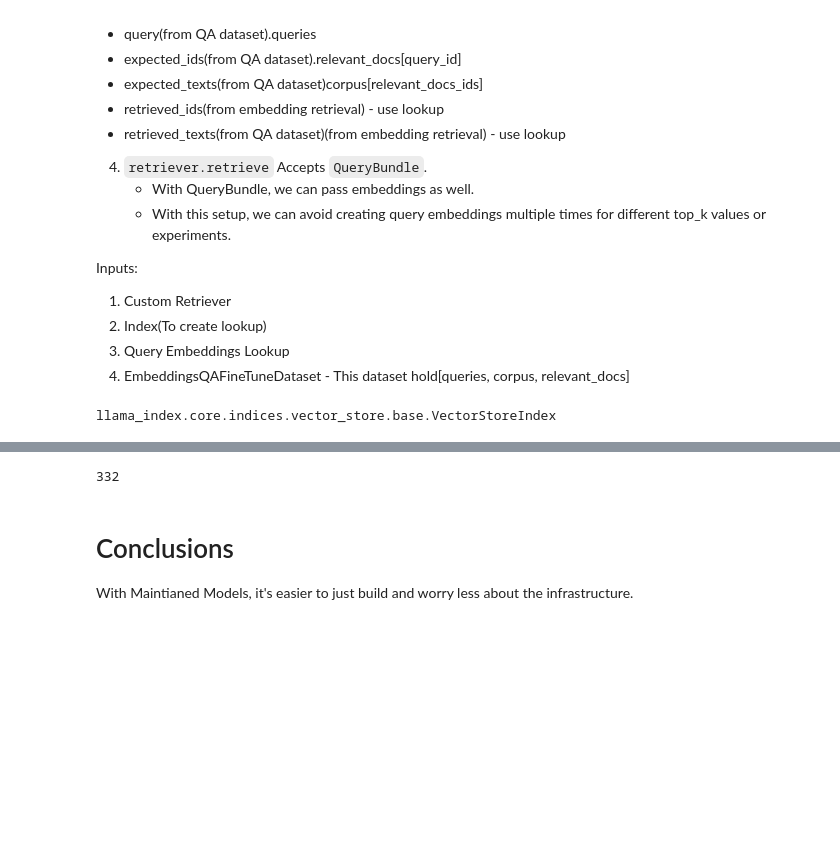
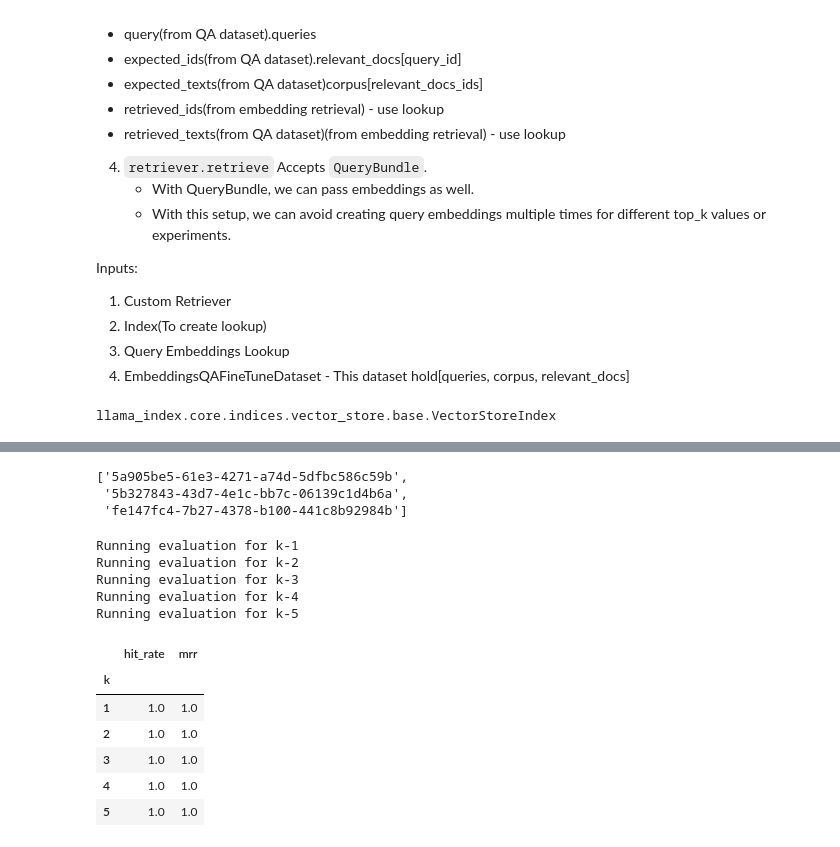
Before and after one commit to JpChii/learn-llama-index, a Jupyter notebook: 3-Iterative_optimization_of_RAG_pipeline.ipynb, the cells around one changed output, grey strips where cells are left out. Cells and saved outputs as stored; diff of their text form; code cells hidden in the pictures; blank space fills up the shorter version.

```diff
--- a/3-Iterative_optimization_of_RAG_pipeline.ipynb
+++ b/3-Iterative_optimization_of_RAG_pipeline.ipynb
@@ -986,29 +986,28 @@ class Evaluator:
     self._create_query_bundle()
     self.docstore_id_to_node_id = self.create_docstoreid_to_nodeid()
     results = []
-    results_dict = {}
     # perform retrieval
     for k in top_k:
+      results_dict = {}
       print(f"Running evaluation for k-{k}")
       self.retriever = self.index.as_retriever(similarity_top_k=k)
-      for metric in self.metrics:
-        queries, retrieved_ids, retrieved_texts, expected_ids, expected_texts = self._evaluate()
-        results_dict["k"] = k
-        results_dict["metric_name"] = metric.metric_name
-        for query, retrieved_id, retrieved_text, expected_id, expected_text in zip(queries, retrieved_ids, retrieved_texts, expected_ids, expected_texts):
-          results_dict["score"] = metric.compute(
+      queries, retrieved_ids, retrieved_texts, expected_ids, expected_texts = self._evaluate()
+      results_dict["k"] = k
+      for query, retrieved_id, retrieved_text, expected_id, expected_text in zip(queries, retrieved_ids, retrieved_texts, expected_ids, expected_texts):
+        results_dict["query"] = query
+        results_dict["expected_ids"] = expected_id
+        results_dict["expected_texts"] = expected_text
+        results_dict["retrieved_ids"] = retrieved_id
+        results_dict["retrieved_texts"] = retrieved_text
+        for metric in self.metrics:
+          results_dict[metric.metric_name] = metric.compute(
               query=query,
               expected_ids=expected_id,
               expected_texts=expected_text,
               retrieved_ids=retrieved_id,
               retrieved_texts=retrieved_text,
           ).score
-          results_dict["query"] = query
-          results_dict["expected_ids"] = expected_id
-          results_dict["expected_texts"] = expected_text
-          results_dict["retrieved_ids"] = retrieved_id
-          results_dict["retrieved_texts"] = retrieved_text
-          results.append(results_dict)
+        results.append(results_dict)
     return results
 # %%
 eval = Evaluator(
@@ -1027,8 +1022,28 @@ len(results)
-# %%
-166 * 2
-# %% [output]
-332
-# %% [markdown]
-# Conclusions
-
-With Maintianed Models, it's easier to just build and worry less about the infrastructure.
+# %%
+import pandas as pd
+pd.DataFrame(results).iloc[0]["retrieved_ids"]
+# %% [output]
+['5a905be5-61e3-4271-a74d-5dfbc586c59b',
+ '5b327843-43d7-4e1c-bb7c-06139c1d4b6a',
+ 'fe147fc4-7b27-4378-b100-441c8b92984b']
+# %%
+results = eval.evaluate(top_k=[1,2,3,4,5])
+# %% [output]
+Running evaluation for k-1
+Running evaluation for k-2
+Running evaluation for k-3
+Running evaluation for k-4
+Running evaluation for k-5
+# %%
+results_df = pd.DataFrame(results)
+# %%
+# Get mean hit rates of k
+results_df.groupby("k")[["hit_rate", "mrr"]].mean()
+# %% [output]
+|  | hit_rate | mrr |
+| k |  |  |
+| 1 | 1.0 | 1.0 |
+| 2 | 1.0 | 1.0 |
+| 3 | 1.0 | 1.0 |
+| 4 | 1.0 | 1.0 |
+| 5 | 1.0 | 1.0 |
```
Also changed, not shown: parts of 20 cells of this notebook, 1 other file.
